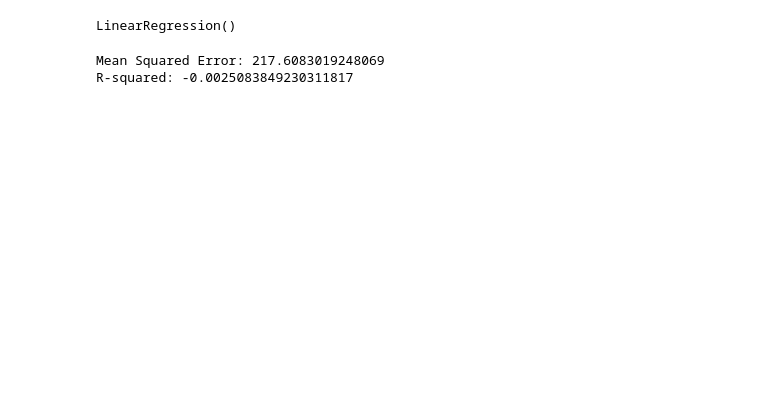
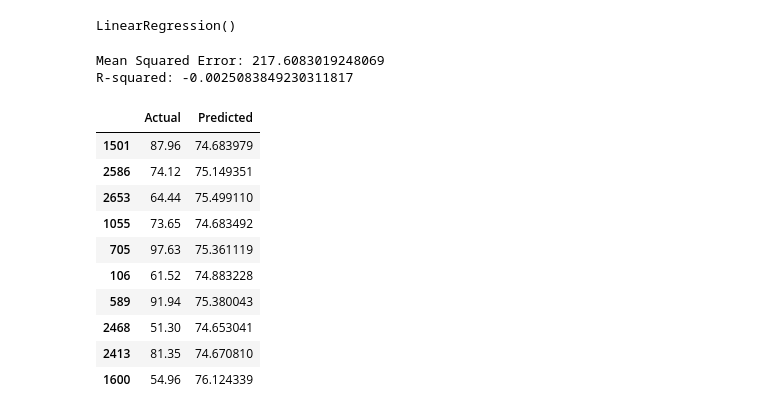
Before and after one commit to osandafdo/Student-Performance-Behavior-EDA, a Jupyter notebook: src/Student-performance-behavior-EDA.ipynb, the cells around one changed output. Saved outputs shown, nothing was run; the diff lists cells and outputs as text; code cells hidden in the pictures; blank space fills up the shorter version.

```diff
--- a/src/Student-performance-behavior-EDA.ipynb
+++ b/src/Student-performance-behavior-EDA.ipynb
@@ -471,5 +575,21 @@ print(f'R-squared: {r2}')
 # %% [output]
 Mean Squared Error: 217.6083019248069
 R-squared: -0.0025083849230311817
+# %%
+# Display the actual and the predicted values
+y_test_and_y_pred = pd.DataFrame({'Actual': y_test, 'Predicted': y_pred})
+y_test_and_y_pred.head(10)
+# %% [output]
+|  | Actual | Predicted |
+| 1501 | 87.96 | 74.683979 |
+| 2586 | 74.12 | 75.149351 |
+| 2653 | 64.44 | 75.499110 |
+| 1055 | 73.65 | 74.683492 |
+| 705 | 97.63 | 75.361119 |
+| 106 | 61.52 | 74.883228 |
+| 589 | 91.94 | 75.380043 |
+| 2468 | 51.30 | 74.653041 |
+| 2413 | 81.35 | 74.670810 |
+| 1600 | 54.96 | 76.124339 |
 # %%
 # Plotting test vs predicted values
```
Also changed, not shown: parts of 6 cells of this notebook, 1 other file.
